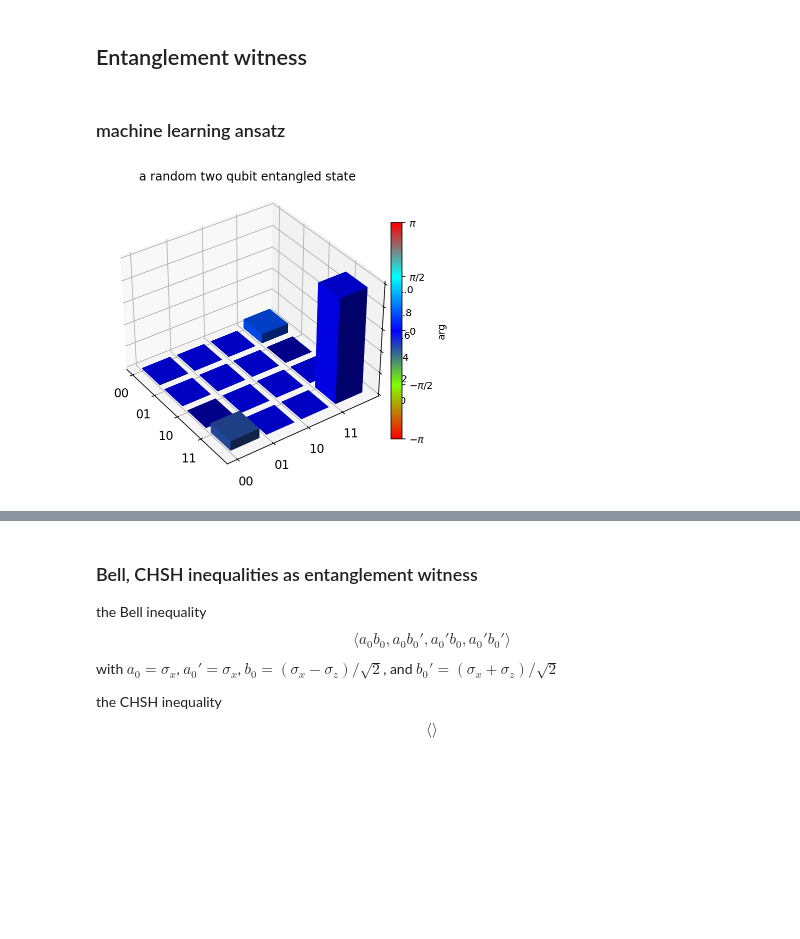
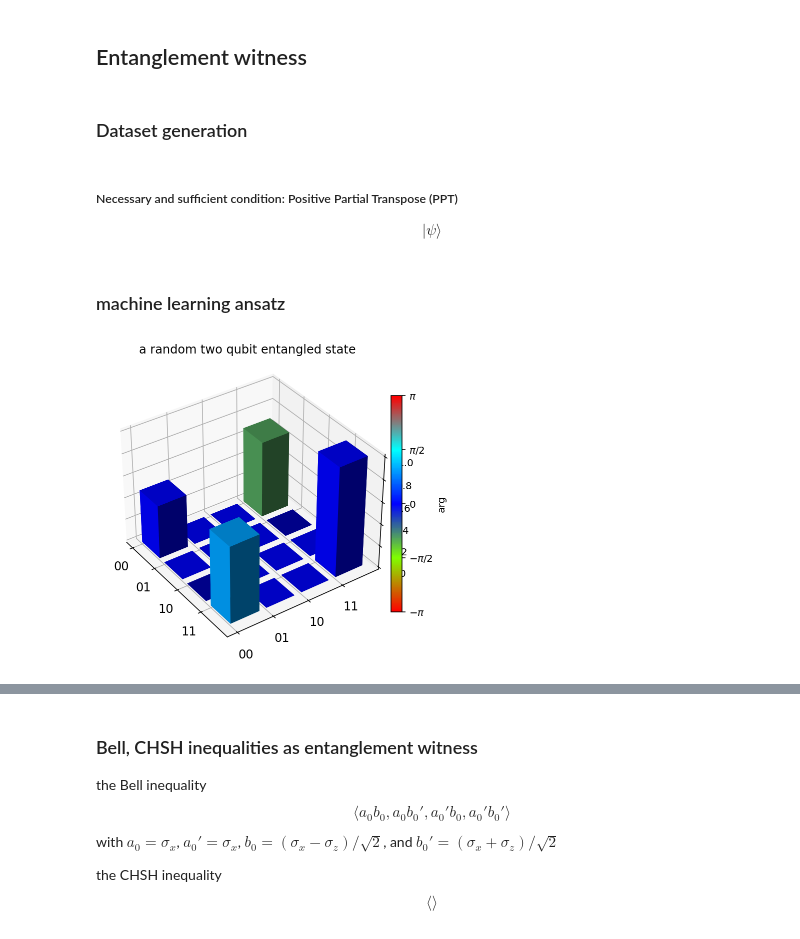
Before and after one commit to Jue-Xu/Entanglement-Witness, a Jupyter notebook: notebook/entangle.ipynb, the cells around one changed output, grey strips where cells are left out. Saved outputs shown, nothing was run; the diff lists cells and outputs as text; code cells hidden in the pictures; blank space fills up the shorter version.

```diff
--- a/notebook/entangle.ipynb
+++ b/notebook/entangle.ipynb
@@ -108,2 +32,8 @@ Qobj data =
 # %% [markdown]
 ## Entanglement witness
+# %% [markdown]
+### Dataset generation
+# %% [markdown]
+##### Necessary and sufficient condition: Positive Partial Transpose (PPT)
+
+$$|\psi \rangle $$
@@ -110,47 +148,16 @@ Qobj data =
 # %% [markdown]
 ### machine learning ansatz
-# %%
-size_train = 100
-size_test = 10
-def generate_two_qubit_entangled_pure_state(m):
-	# permute(order)
-	theta_list = [ random.random()*2*pi for i in range(m) ]
-	phi_list = [ random.random()*pi for i in range(m) ]
-
-	a_list = [ cos(theta) for theta in theta_list ]
-	b_list = [ sin(theta) * exp(phi*1j) for theta in theta_list for phi in phi_list ]
-	# x = a* basis(4, 0) + b* basis(4, 3)
-	# print(x.norm())
-	# print(x)
-	matrix_histogram_complex( ket2dm(random.choice(a_list) * tensor(basis(2, 0),basis(2, 0)) + random.choice(b_list) * tensor(basis(2, 1),basis(2, 1)) ),
-	# xlabels=None, ylabels=None,
-	xlabels=['00', '01', '10', '11'],
-	ylabels=['00', '01', '10', '11'],
-	title="a random two qubit entangled state",
-	limits=None, phase_limits=None,
-	colorbar=True, fig=None, ax=None, threshold=None)
-	# matrix_histogram(
-	# ket2dm( random.choice(a_list) * basis(4, 0) + random.choice(b_list) * basis(4, 3)) ,
-	# xlabels=['00', '01', '10', '11'],
-	# ylabels=['00', '01', '10', '11'],
-	# #  ylabels=None,
-	# title="a random pure product state in density matrix",
-	# limits=None,
-	# colorbar=True,
-	# # fig=fig,
-	# # ax=axes[1],
-	# fig=None,
-	# ax=None,
-	# options=None)
-
-	return [ket2dm( a* tensor(basis(2, 0),basis(2, 0)) + b* tensor(basis(2, 1),basis(2, 1)) ) for a in a_list for b in b_list ]
-
-two_qubit_entangled_pure_state = generate_two_qubit_entangled_pure_state(size_test)
-# print(len(two_qubit_entangled_pure_state))
-# print(two_qubit_entangled_pure_state[0])
-# print(two_qubit_entangled_pure_state[0].isket)
-# %% [output]
-[figure, removed]
+# %%
+size_train = 100
+size_test = 10
+
+
+bell_like_pure_state = generate_bell_like_pure_state(size_test)
+# print(len(two_qubit_entangled_pure_state))
+# print(two_qubit_entangled_pure_state[0])
+# print(two_qubit_entangled_pure_state[0].isket)
+# %% [output]
+[figure, added]
 # %%
 # rand_herm
 # rand_unitary
```
Also changed, not shown: parts of 21 cells of this notebook, 6 other files.
